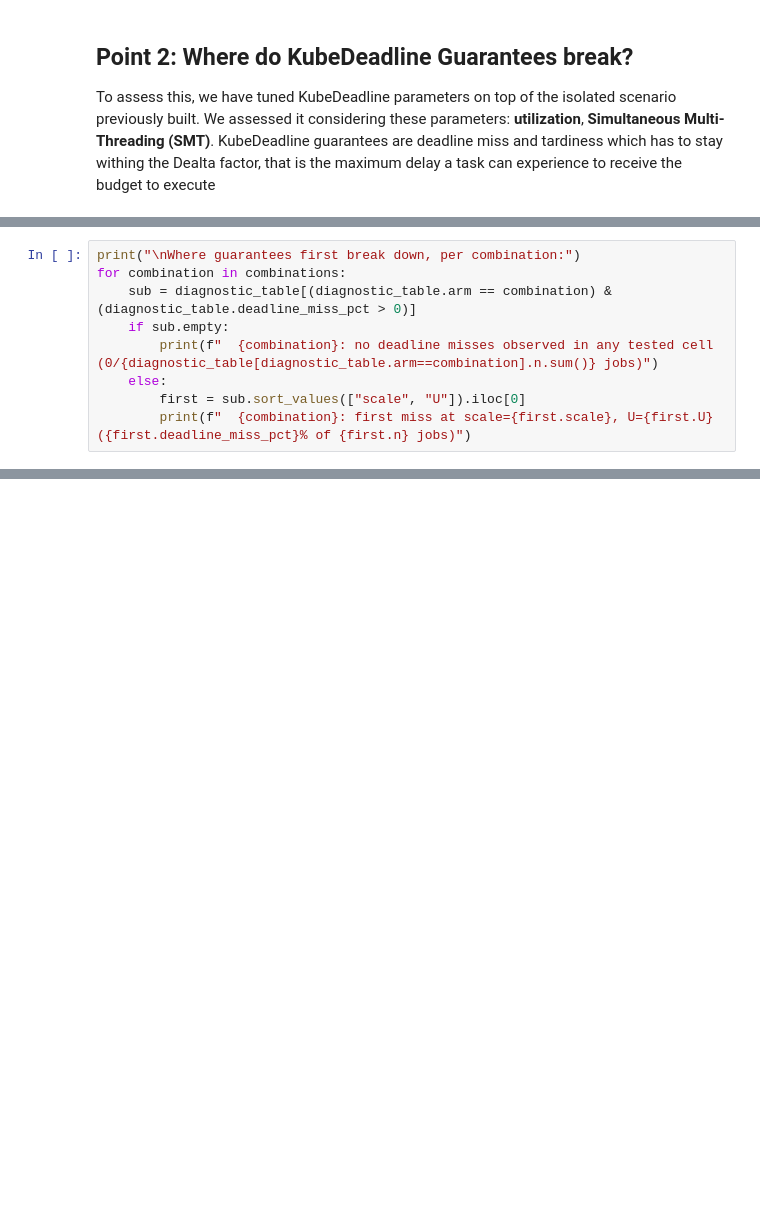
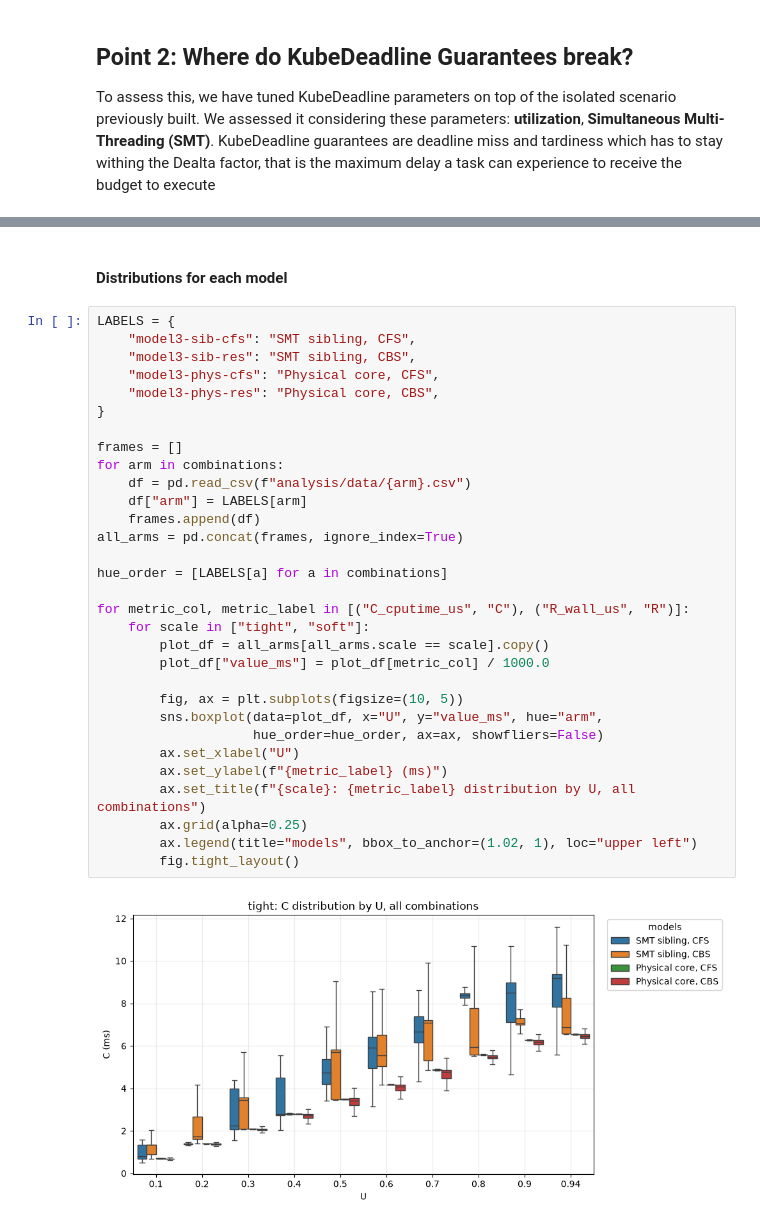
Before and after one commit to pippi2802/GraduationProject, a Jupyter notebook: research-questions/RQ1_final/analysis/analysis.ipynb, the cells around one changed output, grey strips where cells are left out. Drawn from its saved outputs; the diff is of its cells as text; blank space fills up the shorter version.

```diff
--- a/research-questions/RQ1_final/analysis/analysis.ipynb
+++ b/research-questions/RQ1_final/analysis/analysis.ipynb
@@ -240,9 +302,0 @@ display(diagnostic_table)
-# %%
-print("\nWhere guarantees first break down, per combination:")
-for combination in combinations:
-    sub = diagnostic_table[(diagnostic_table.arm == combination) & (diagnostic_table.deadline_miss_pct > 0)]
-    if sub.empty:
-        print(f"  {combination}: no deadline misses observed in any tested cell (0/{diagnostic_table[diagnostic_table.arm==combination].n.sum()} jobs)")
-    else:
-        first = sub.sort_values(["scale", "U"]).iloc[0]
-        print(f"  {combination}: first miss at scale={first.scale}, U={first.U} ({first.deadline_miss_pct}% of {first.n} jobs)")
@@ -254,0 +405,35 @@ Where guarantees first break down, per arm:
+# %% [markdown]
+#### Distributions for each model
+# %%
+LABELS = {
+    "model3-sib-cfs": "SMT sibling, CFS",
+    "model3-sib-res": "SMT sibling, CBS",
+    "model3-phys-cfs": "Physical core, CFS",
+    "model3-phys-res": "Physical core, CBS",
+}
+
+frames = []
+for arm in combinations:
+    df = pd.read_csv(f"analysis/data/{arm}.csv")
+    df["arm"] = LABELS[arm]
+    frames.append(df)
+all_arms = pd.concat(frames, ignore_index=True)
+
+hue_order = [LABELS[a] for a in combinations]
+
+for metric_col, metric_label in [("C_cputime_us", "C"), ("R_wall_us", "R")]:
+    for scale in ["tight", "soft"]:
+        plot_df = all_arms[all_arms.scale == scale].copy()
+        plot_df["value_ms"] = plot_df[metric_col] / 1000.0
+
+        fig, ax = plt.subplots(figsize=(10, 5))
+        sns.boxplot(data=plot_df, x="U", y="value_ms", hue="arm",
+                    hue_order=hue_order, ax=ax, showfliers=False)
+        ax.set_xlabel("U")
+        ax.set_ylabel(f"{metric_label} (ms)")
+        ax.set_title(f"{scale}: {metric_label} distribution by U, all combinations")
+        ax.grid(alpha=0.25)
+        ax.legend(title="models", bbox_to_anchor=(1.02, 1), loc="upper left")
+        fig.tight_layout()
+# %% [output]
+[figure, added]
```
Also changed, not shown: parts of 24 cells of this notebook, 14 other files.
